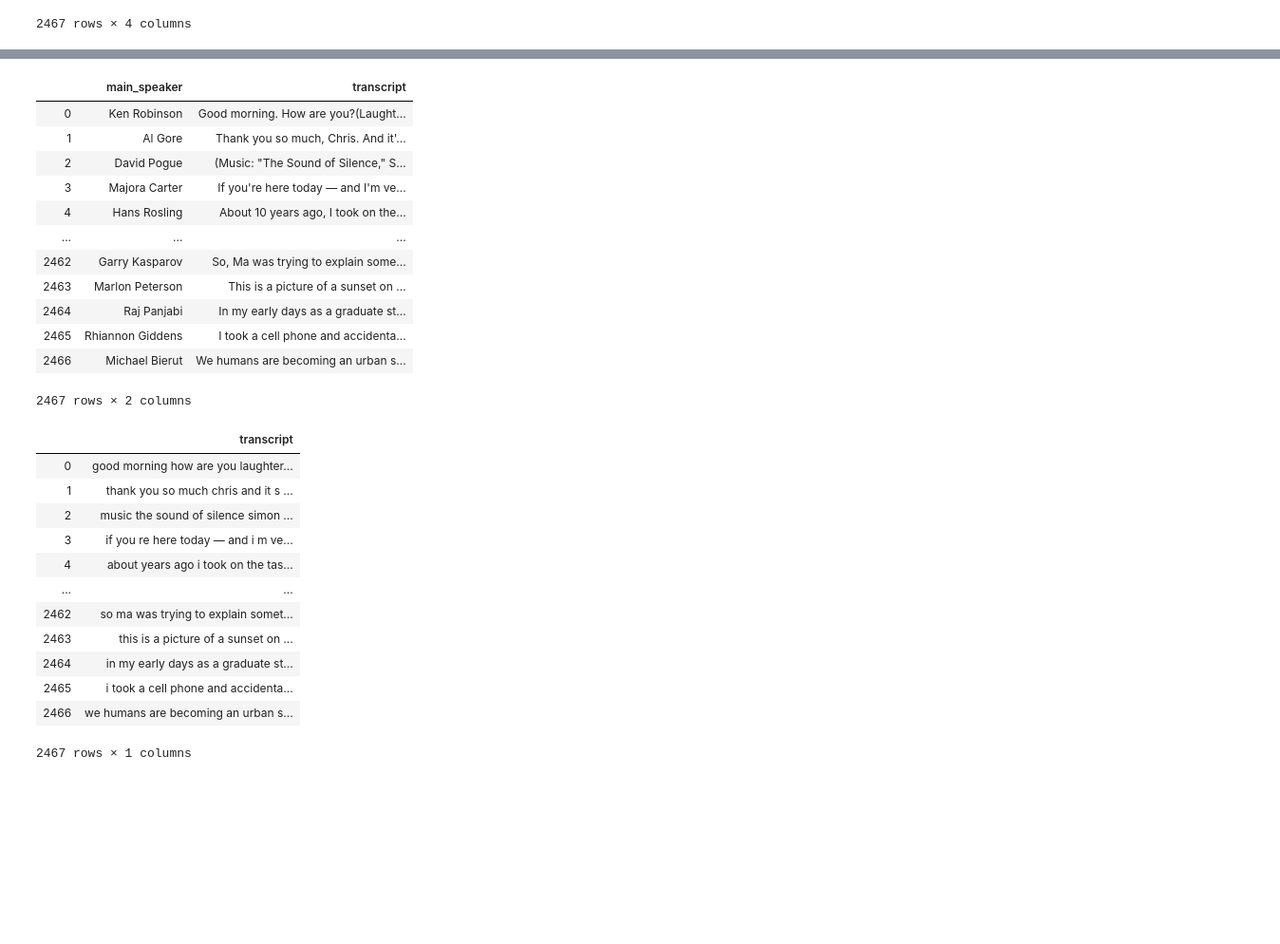
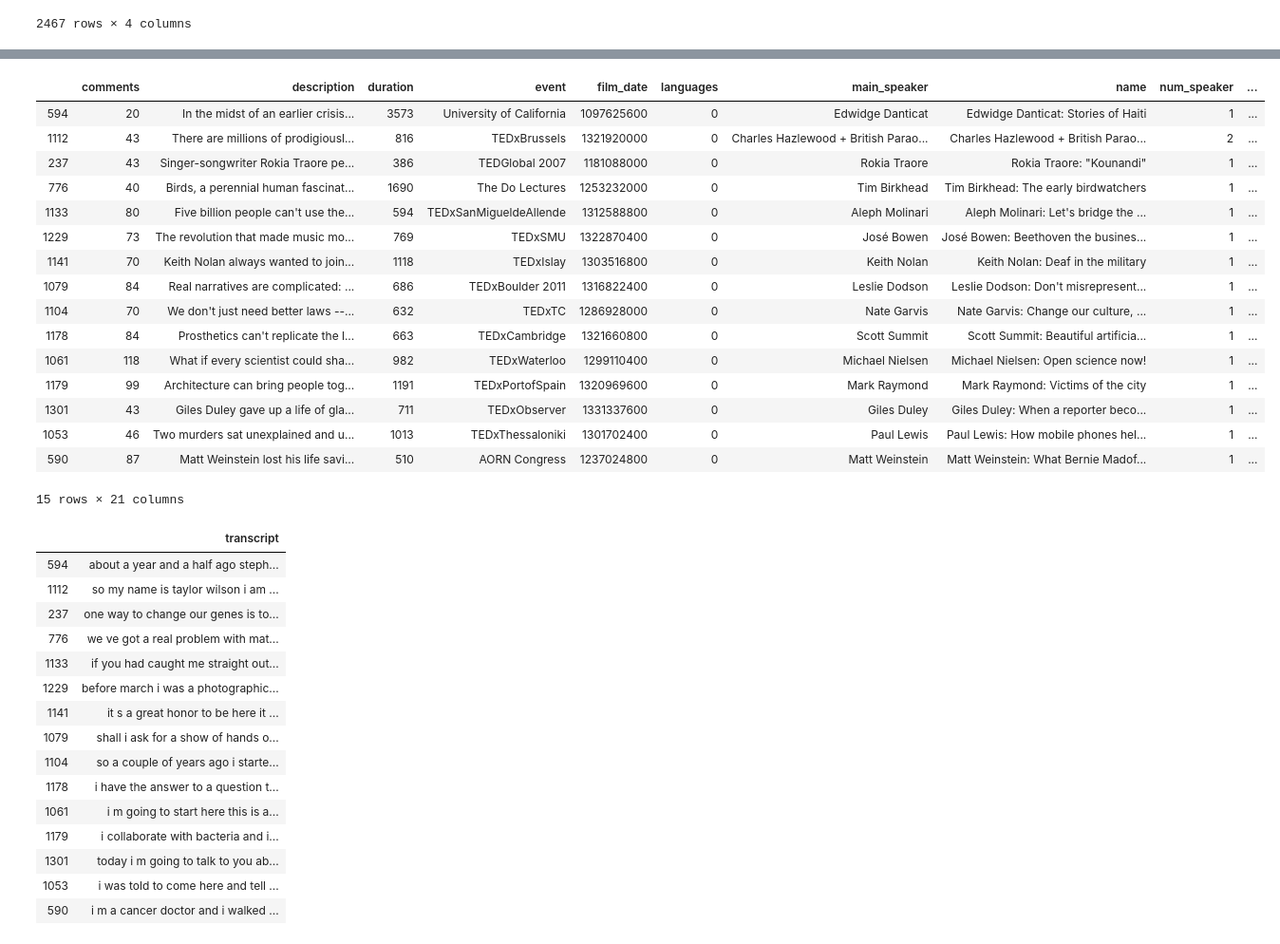
Before and after one commit to Avisikta-Majumdar/TedTalksAnalysis, a Jupyter notebook: sentiment analysis of transcript-Copy1.ipynb, the cells around one changed output, grey strips where cells are left out. Shown: that part at 95% size. Saved outputs shown, nothing was run; the diff lists cells and outputs as text; code cells hidden in the pictures; blank space fills up the shorter version.

Commit message:
Fixed somethings

```diff
--- a/sentiment analysis of transcript-Copy1.ipynb
+++ b/sentiment analysis of transcript-Copy1.ipynb
@@ -80,18 +59,26 @@ result
+# %%
+result = result.sort_values('views', ascending = True)
 # %%
-trans_name = result[['main_speaker', 'transcript']].copy()
-trans_name
+# trans_name = result[['main_speaker', 'transcript']].copy()
+# trans_name
+result = result.head(15)
+result
 # %% [output]
-|  | main_speaker | transcript |
-| 0 | Ken Robinson | Good morning. How are you?(Laught... |
-| 1 | Al Gore | Thank you so much, Chris. And it'... |
-| 2 | David Pogue | (Music: "The Sound of Silence," S... |
-| 3 | Majora Carter | If you're here today — and I'm ve... |
-| 4 | Hans Rosling | About 10 years ago, I took on the... |
-| ... | ... | ... |
-| 2462 | Garry Kasparov | So, Ma was trying to explain some... |
-| 2463 | Marlon Peterson | This is a picture of a sunset on ... |
-| 2464 | Raj Panjabi | In my early days as a graduate st... |
-| 2465 | Rhiannon Giddens | I took a cell phone and accidenta... |
-| 2466 | Michael Bierut | We humans are becoming an urban s... |
+|  | comments | description | duration | event | film_date | languages | main_speaker | name | num_speaker | ... |
+| 594 | 20 | In the midst of an earlier crisis... | 3573 | University of California | 1097625600 | 0 | Edwidge Danticat | Edwidge Danticat: Stories of Haiti | 1 | ... |
+| 1112 | 43 | There are millions of prodigiousl... | 816 | TEDxBrussels | 1321920000 | 0 | Charles Hazlewood + British Parao... | Charles Hazlewood + British Parao... | 2 | ... |
+| 237 | 43 | Singer-songwriter Rokia Traore pe... | 386 | TEDGlobal 2007 | 1181088000 | 0 | Rokia Traore | Rokia Traore: "Kounandi" | 1 | ... |
+| 776 | 40 | Birds, a perennial human fascinat... | 1690 | The Do Lectures | 1253232000 | 0 | Tim Birkhead | Tim Birkhead: The early birdwatchers | 1 | ... |
+| 1133 | 80 | Five billion people can't use the... | 594 | TEDxSanMigueldeAllende | 1312588800 | 0 | Aleph Molinari | Aleph Molinari: Let's bridge the ... | 1 | ... |
+| 1229 | 73 | The revolution that made music mo... | 769 | TEDxSMU | 1322870400 | 0 | José Bowen | José Bowen: Beethoven the busines... | 1 | ... |
+| 1141 | 70 | Keith Nolan always wanted to join... | 1118 | TEDxIslay | 1303516800 | 0 | Keith Nolan | Keith Nolan: Deaf in the military | 1 | ... |
+| 1079 | 84 | Real narratives are complicated: ... | 686 | TEDxBoulder 2011 | 1316822400 | 0 | Leslie Dodson | Leslie Dodson: Don't misrepresent... | 1 | ... |
+| 1104 | 70 | We don't just need better laws --... | 632 | TEDxTC | 1286928000 | 0 | Nate Garvis | Nate Garvis: Change our culture, ... | 1 | ... |
+| 1178 | 84 | Prosthetics can't replicate the l... | 663 | TEDxCambridge | 1321660800 | 0 | Scott Summit | Scott Summit: Beautiful artificia... | 1 | ... |
+| 1061 | 118 | What if every scientist could sha... | 982 | TEDxWaterloo | 1299110400 | 0 | Michael Nielsen | Michael Nielsen: Open science now! | 1 | ... |
+| 1179 | 99 | Architecture can bring people tog... | 1191 | TEDxPortofSpain | 1320969600 | 0 | Mark Raymond | Mark Raymond: Victims of the city | 1 | ... |
+| 1301 | 43 | Giles Duley gave up a life of gla... | 711 | TEDxObserver | 1331337600 | 0 | Giles Duley | Giles Duley: When a reporter beco... | 1 | ... |
+| 1053 | 46 | Two murders sat unexplained and u... | 1013 | TEDxThessaloniki | 1301702400 | 0 | Paul Lewis | Paul Lewis: How mobile phones hel... | 1 | ... |
+| 590 | 87 | Matt Weinstein lost his life savi... | 510 | AORN Congress | 1237024800 | 0 | Matt Weinstein | Matt Weinstein: What Bernie Madof... | 1 | ... |
-2467 rows × 2 columns
+15 rows × 21 columns
 # %%
@@ -113,22 +100,25 @@ def clean_text_round1(text):
 
 round1 = lambda x: clean_text_round1(x)
 # %%
-data_clean = pd.DataFrame(trans_name.transcript.apply(round1))
+data_clean = pd.DataFrame(result.transcript.apply(round1))
 data_clean
 # %% [output]
 |  | transcript |
-| 0 | good morning how are you laughter... |
-| 1 | thank you so much chris and it s ... |
-| 2 | music the sound of silence simon ... |
-| 3 | if you re here today — and i m ve... |
-| 4 | about years ago i took on the tas... |
-| ... | ... |
-| 2462 | so ma was trying to explain somet... |
-| 2463 | this is a picture of a sunset on ... |
-| 2464 | in my early days as a graduate st... |
-| 2465 | i took a cell phone and accidenta... |
-| 2466 | we humans are becoming an urban s... |
+| 594 | about a year and a half ago steph... |
+| 1112 | so my name is taylor wilson i am ... |
+| 237 | one way to change our genes is to... |
+| 776 | we ve got a real problem with mat... |
+| 1133 | if you had caught me straight out... |
+| 1229 | before march i was a photographic... |
+| 1141 | it s a great honor to be here it ... |
+| 1079 | shall i ask for a show of hands o... |
+| 1104 | so a couple of years ago i starte... |
+| 1178 | i have the answer to a question t... |
+| 1061 | i m going to start here this is a... |
+| 1179 | i collaborate with bacteria and i... |
+| 1301 | today i m going to talk to you ab... |
+| 1053 | i was told to come here and tell ... |
+| 590 | i m a cancer doctor and i walked ... |
-2467 rows × 1 columns
 # %%
 def clean_text_round2(text):
     text = re.sub('[""''*,:;<>_-]', ' ', text)
```
Also changed, not shown: parts of 29 cells of this notebook, 1 other file.
